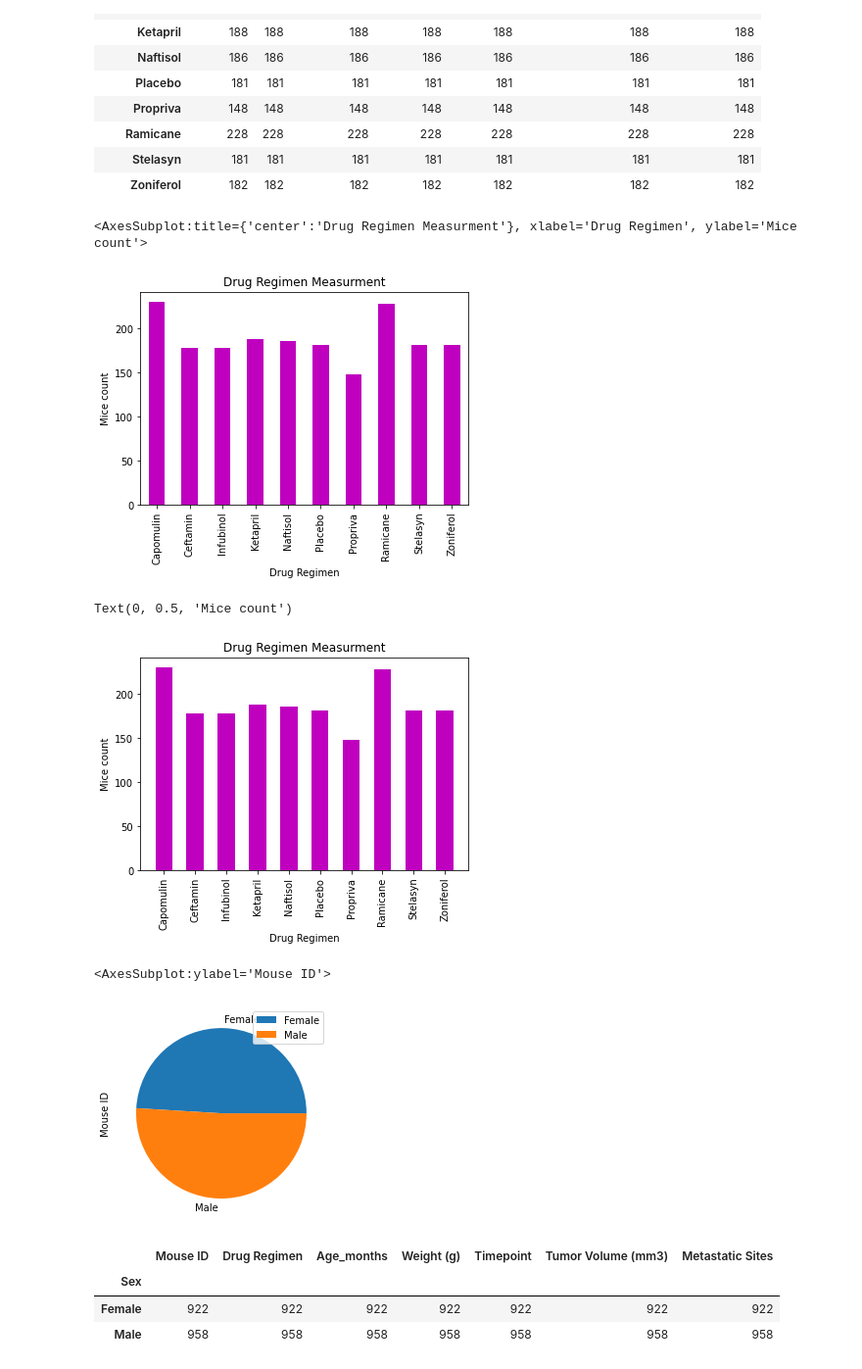
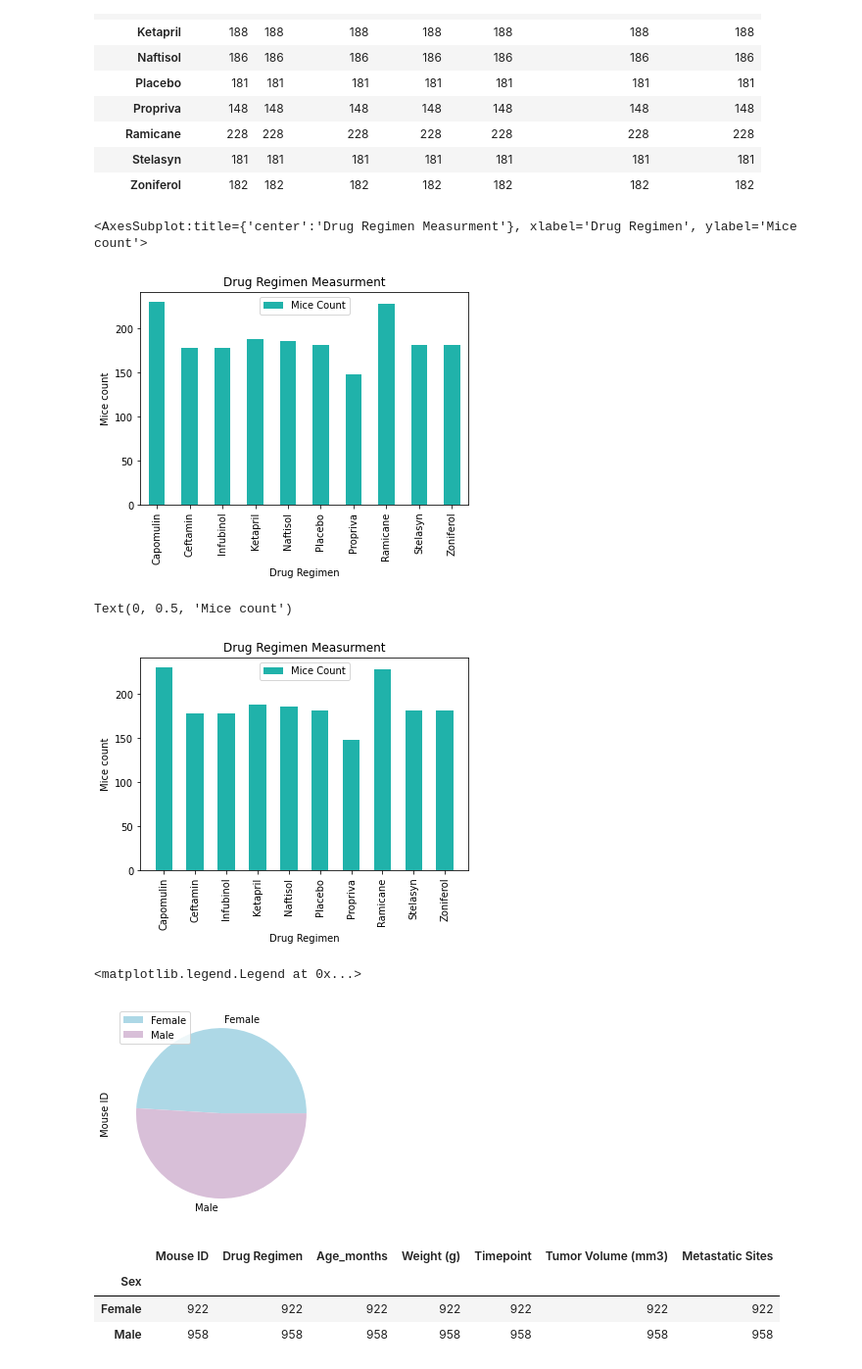
Before and after one commit to anajuarezar/matplotlib-challenge, a Jupyter notebook: pymaceuticals.ipynb, the cells around one changed output. Shown at 98% size. Cells and saved outputs as stored; diff of their text form; code cells hidden in the pictures.

```diff
--- a/pymaceuticals.ipynb
+++ b/pymaceuticals.ipynb
@@ -171,11 +171,13 @@ mouse_count = group_regimen['Mouse ID'].count()
 # %%
 # Generate a bar plot showing the total number of measurements taken on each drug regimen using pandas.
 bar_pandas = mouse_count.plot.bar(x= 'Drug Regimen', y='Mouse ID', title='Drug Regimen Measurment',
-                                  xlabel= 'Drug Regimen', ylabel='Mice count', color='m')
+                                  xlabel= 'Drug Regimen', ylabel='Mice count', color='lightseagreen', legend=True)
+bar_pandas.legend(['Mice Count'], loc='best')
+
 bar_pandas
 # %% [output]
 <AxesSubplot:title={'center':'Drug Regimen Measurment'}, xlabel='Drug Regimen', ylabel='Mice count'>
-[figure, old version]
+[figure, new version]
 # %%
  # Generate a bar plot showing the total number of measurements taken on each drug regimen using pyplot.
 # Once again, we create the x axis
@@ -183,23 +185,25 @@ drug_names = sorted(clean_mouse['Drug Regimen'].unique())
 # %%
 #To generate the plot, we create the axis and give it the same format as the previous bar plot.
 x_axis = np.arange(len(group_regimen['Drug Regimen']))
-plt.bar(x_axis, mouse_count,0.55, color="m", align="center")
+plt.bar(x_axis, mouse_count,0.55, color="lightseagreen", align="center")
 tick_locations = [value for value in x_axis]
 plt.xticks(tick_locations, drug_names, rotation = 90)
+plt.legend(['Mice Count'], loc='upper center')
 plt.title("Drug Regimen Measurment")
 plt.xlabel("Drug Regimen")
 plt.ylabel("Mice count")
 # %% [output]
 Text(0, 0.5, 'Mice count')
-[figure, old version]
+[figure, new version]
 # %%
 # Generate a pie plot showing the distribution of female versus male mice using pandas
 # We repeat the process of specifying the axis and use plot for pandas.
 sex_group = clean_mouse.groupby('Sex').count()
-sex_group.plot(kind='pie', y='Mouse ID')
+pie_bar = sex_group.plot(kind='pie', y='Mouse ID', colors = ['lightblue', 'thistle'])
+pie_bar.legend(loc='upper left')
 # %% [output]
-<AxesSubplot:ylabel='Mouse ID'>
+<matplotlib.legend.Legend at 0x...>
-[figure, old version]
+[figure, new version]
 # %%
 # Generate a pie plot showing the distribution of female versus male mice using pyplot
 # We generate the axis once again.
```
Also changed, not shown: parts of 8 cells of this notebook, 1 other file.
